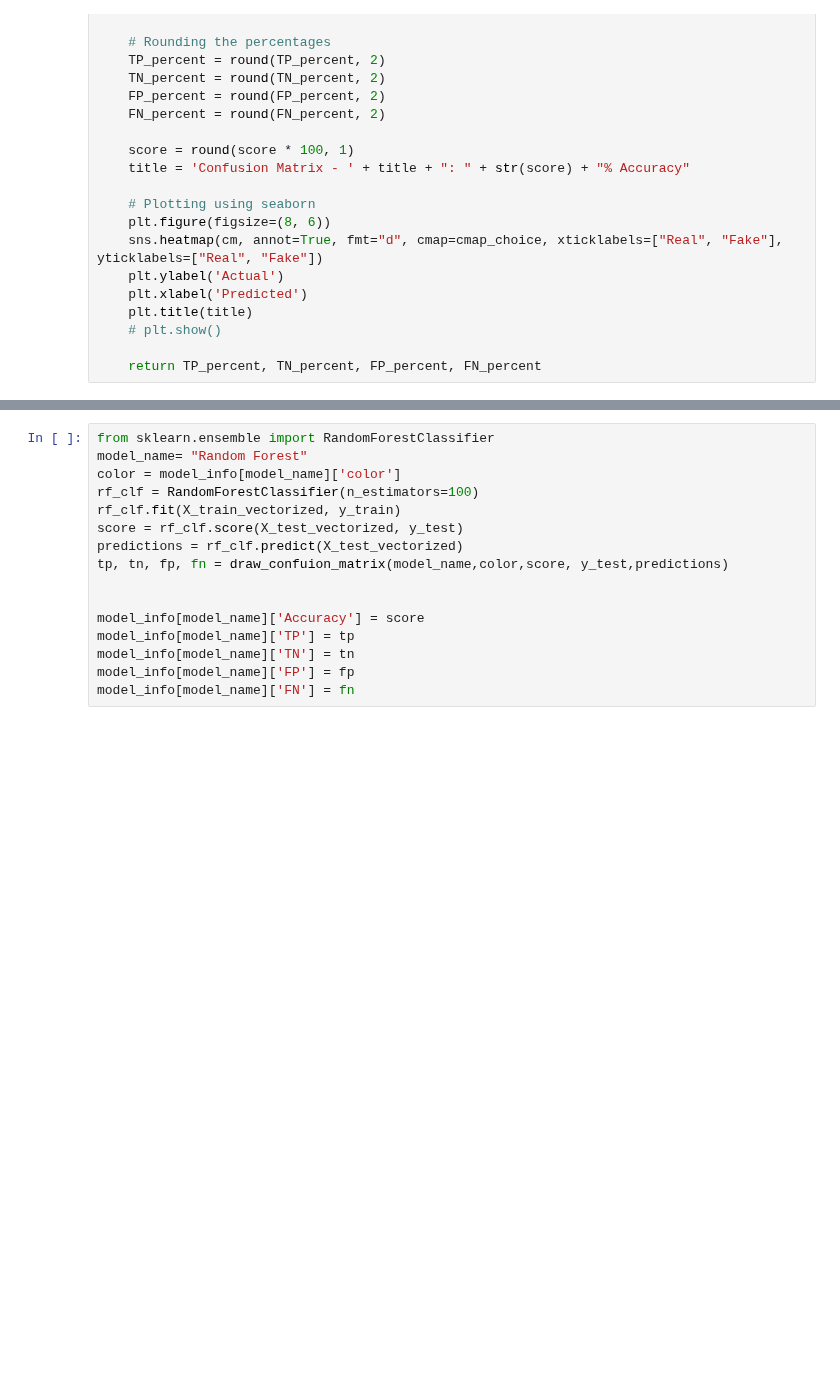
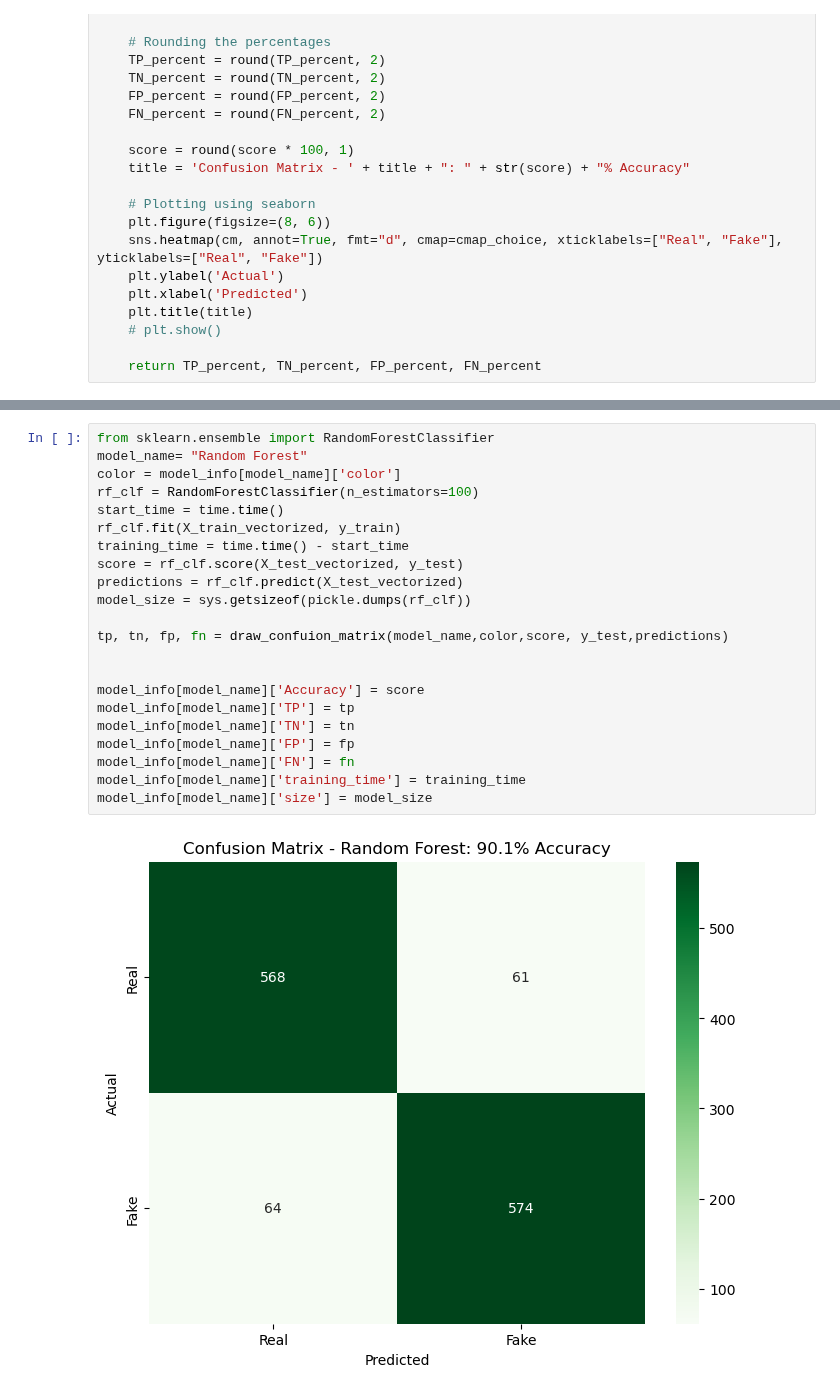
Before and after one commit to SharmaArpit956/Fake-News-Detection, a Jupyter notebook: Fake News Detection.ipynb, the cells around one changed output, grey strips where cells are left out. Drawn from its saved outputs; the diff is of its cells as text; blank space fills up the shorter version.

```diff
--- a/Fake News Detection.ipynb
+++ b/Fake News Detection.ipynb
@@ -232,19 +247,27 @@ model_info[model_name]['FN'] = fn
 # %%
 from sklearn.ensemble import RandomForestClassifier
 model_name= "Random Forest"
 color = model_info[model_name]['color']
 rf_clf = RandomForestClassifier(n_estimators=100)
+start_time = time.time()
 rf_clf.fit(X_train_vectorized, y_train)
+training_time = time.time() - start_time
 score = rf_clf.score(X_test_vectorized, y_test)
 predictions = rf_clf.predict(X_test_vectorized)
+model_size = sys.getsizeof(pickle.dumps(rf_clf))
+
 tp, tn, fp, fn = draw_confuion_matrix(model_name,color,score, y_test,predictions)
 
 
 model_info[model_name]['Accuracy'] = score
 model_info[model_name]['TP'] = tp
 model_info[model_name]['TN'] = tn
 model_info[model_name]['FP'] = fp
 model_info[model_name]['FN'] = fn
+model_info[model_name]['training_time'] = training_time
+model_info[model_name]['size'] = model_size
+# %% [output]
+[figure, added]
 # %%
 from sklearn.naive_bayes import MultinomialNB
 model_name= "Naive Bayes"
```
Also changed, not shown: parts of 8 cells of this notebook.
